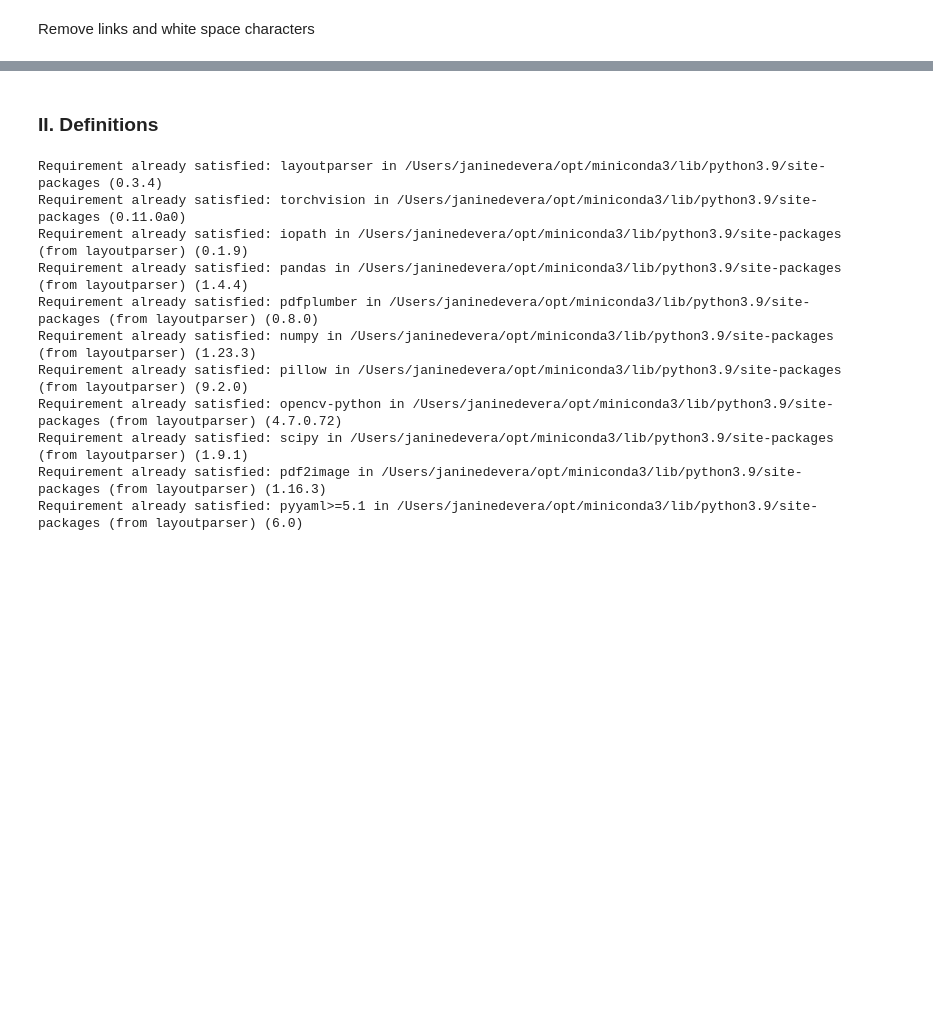
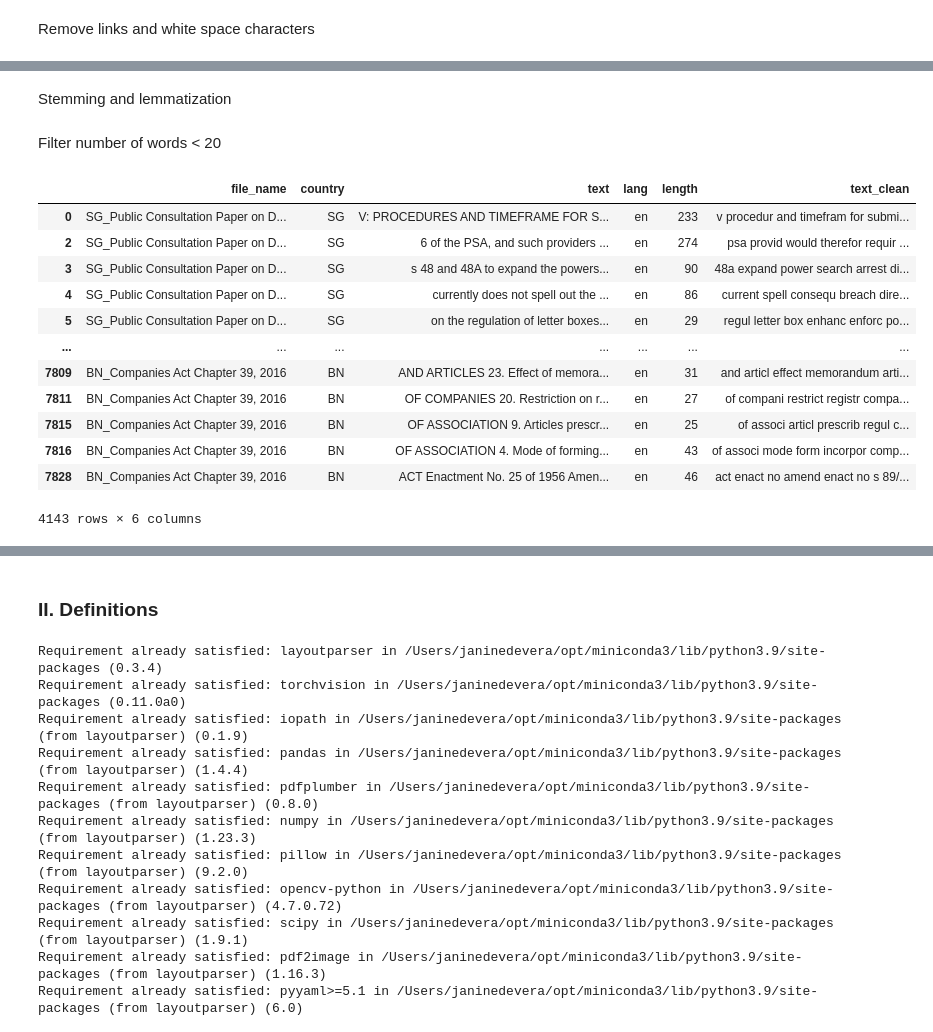
Before and after one commit to janinepdevera/legal-text-classification-CIA, a Jupyter notebook: src/python/parse_para.ipynb, the cells around one changed output, grey strips where cells are left out. Cells and saved outputs as stored; diff of their text form; code cells hidden in the pictures; blank space fills up the shorter version.

```diff
--- a/src/python/parse_para.ipynb
+++ b/src/python/parse_para.ipynb
@@ -283,0 +328,4 @@ df.iloc[500,1]
+# %%
+df['text_clean'] = preprocess_corpus(df['text'])
+# %% [markdown]
+Stemming and lemmatization
@@ -283,0 +341,22 @@ df.iloc[500,1]
+# %%
+df['text_clean'] = [stem_lemmatize(text) for text in df['text_clean']]
+# %% [markdown]
+Filter number of words < 20
+# %%
+df['length'] = [x.count(' ') for x in df['text_clean']]
+df = df[df['length'] > 20]
+df
+# %% [output]
+|  | file_name | country | text | lang | length | text_clean |
+| 0 | SG_Public Consultation Paper on D... | SG | V: PROCEDURES AND TIMEFRAME FOR S... | en | 233 | v procedur and timefram for submi... |
+| 2 | SG_Public Consultation Paper on D... | SG | 6 of the PSA, and such providers ... | en | 274 | psa provid would therefor requir ... |
+| 3 | SG_Public Consultation Paper on D... | SG | s 48 and 48A to expand the powers... | en | 90 | 48a expand power search arrest di... |
+| 4 | SG_Public Consultation Paper on D... | SG | currently does not spell out the ... | en | 86 | current spell consequ breach dire... |
+| 5 | SG_Public Consultation Paper on D... | SG | on the regulation of letter boxes... | en | 29 | regul letter box enhanc enforc po... |
+| ... | ... | ... | ... | ... | ... | ... |
+| 7809 | BN_Companies Act Chapter 39, 2016 | BN | AND ARTICLES 23. Effect of memora... | en | 31 | and articl effect memorandum arti... |
+| 7811 | BN_Companies Act Chapter 39, 2016 | BN | OF COMPANIES 20. Restriction on r... | en | 27 | of compani restrict registr compa... |
+| 7815 | BN_Companies Act Chapter 39, 2016 | BN | OF ASSOCIATION 9. Articles prescr... | en | 25 | of associ articl prescrib regul c... |
+| 7816 | BN_Companies Act Chapter 39, 2016 | BN | OF ASSOCIATION 4. Mode of forming... | en | 43 | of associ mode form incorpor comp... |
+| 7828 | BN_Companies Act Chapter 39, 2016 | BN | ACT Enactment No. 25 of 1956 Amen... | en | 46 | act enact no amend enact no s 89/... |
+4143 rows × 6 columns
```
Also changed, not shown: parts of 44 cells of this notebook.
